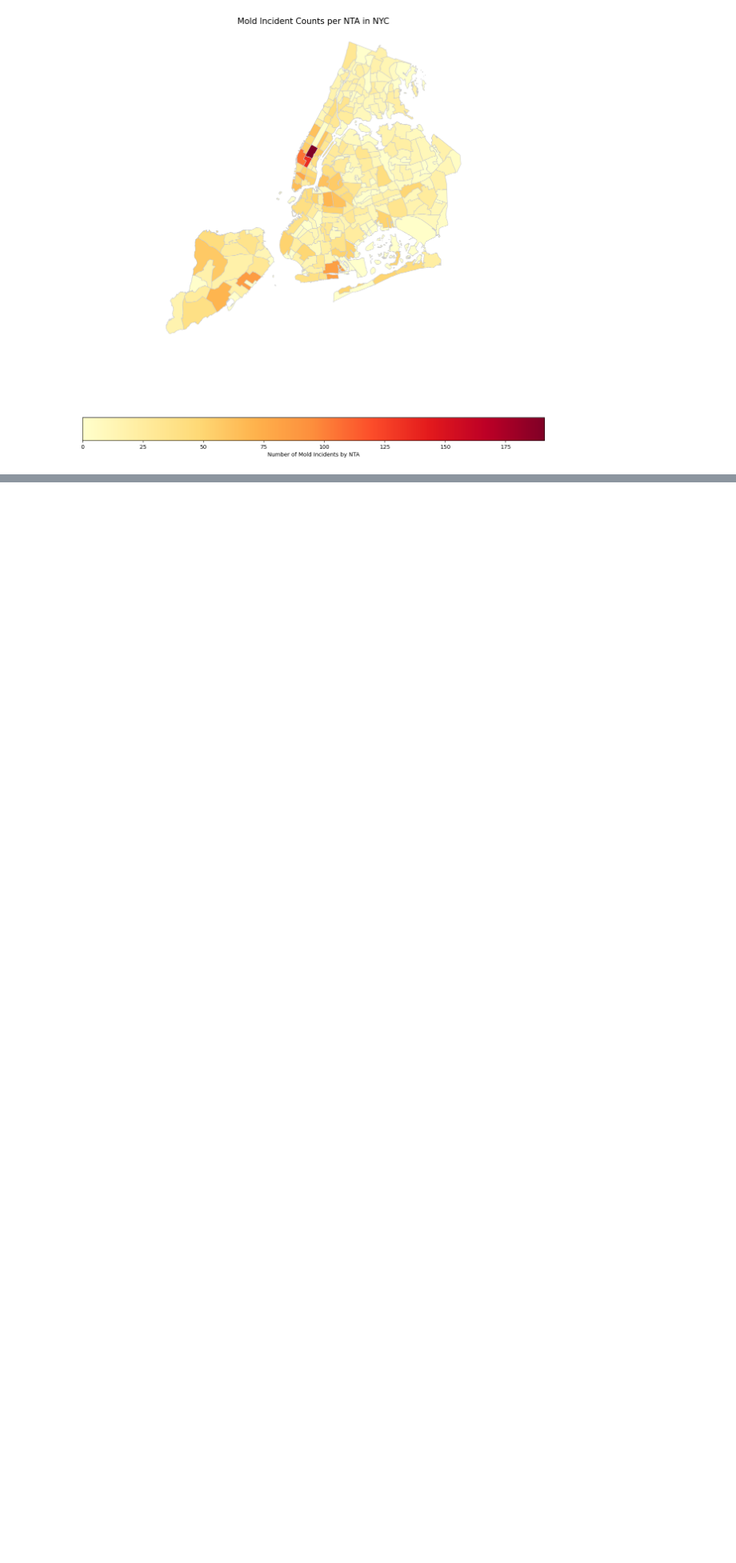
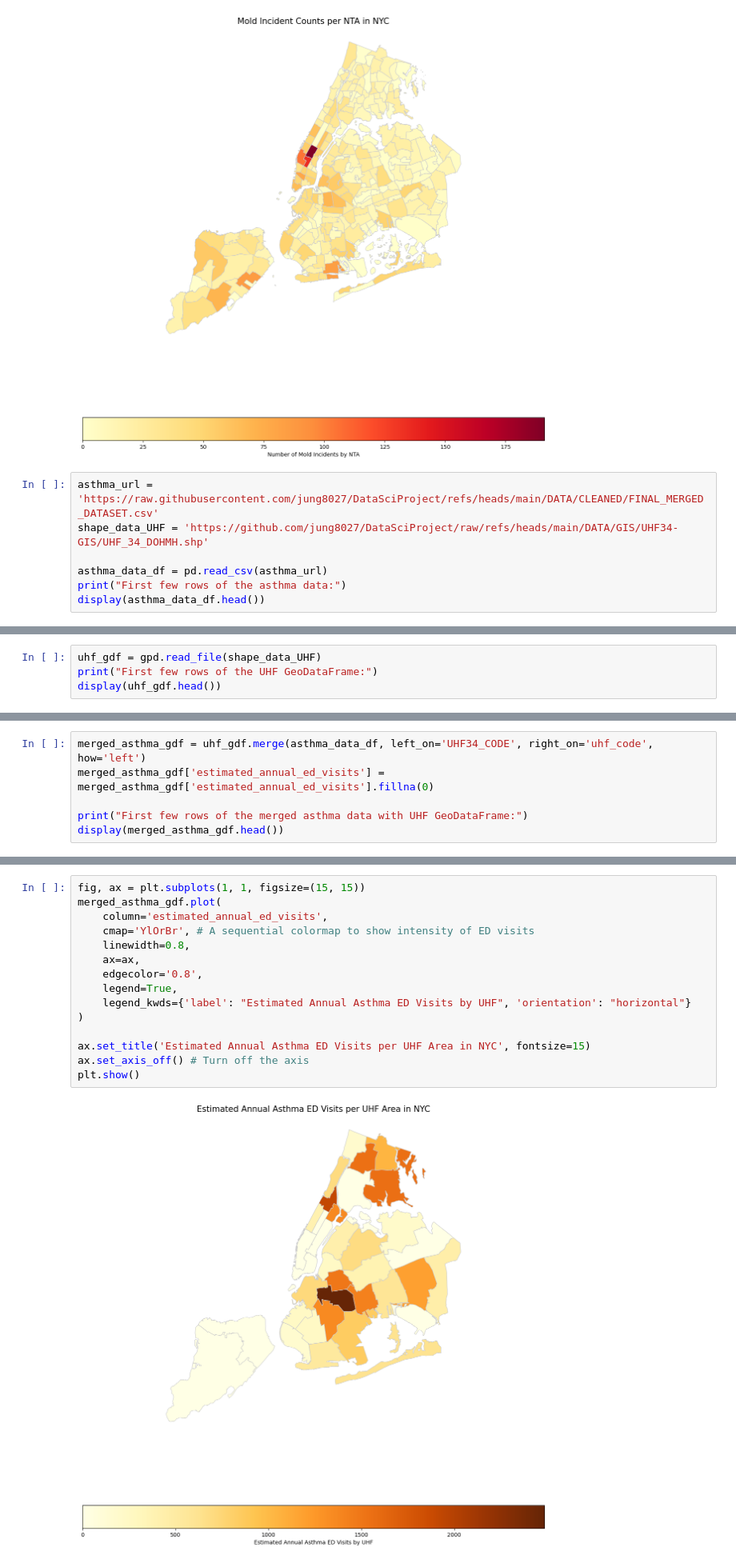
Before and after one commit to jung8027/DataSciProject, a Jupyter notebook: Data_Visualizations.ipynb, the cells around one changed output, grey strips where cells are left out. Shown at 80% size. Drawn from its saved outputs; the diff is of its cells as text; blank space fills up the shorter version.

```diff
--- a/Data_Visualizations.ipynb
+++ b/Data_Visualizations.ipynb
@@ -254,3 +254,10 @@ ax.set_axis_off() # Turn off the axis
 plt.show()
 # %% [output]
 [figure]
+# %%
+asthma_url = 'https://raw.githubusercontent.com/jung8027/DataSciProject/refs/heads/main/DATA/CLEANED/FINAL_MERGED_DATASET.csv'
+shape_data_UHF = 'https://github.com/jung8027/DataSciProject/raw/refs/heads/main/DATA/GIS/UHF34-GIS/UHF_34_DOHMH.shp'
+
+asthma_data_df = pd.read_csv(asthma_url)
+print("First few rows of the asthma data:")
+display(asthma_data_df.head())
@@ -256,0 +273,4 @@ plt.show()
+# %%
+uhf_gdf = gpd.read_file(shape_data_UHF)
+print("First few rows of the UHF GeoDataFrame:")
+display(uhf_gdf.head())
@@ -256,0 +285,6 @@ plt.show()
+# %%
+merged_asthma_gdf = uhf_gdf.merge(asthma_data_df, left_on='UHF34_CODE', right_on='uhf_code', how='left')
+merged_asthma_gdf['estimated_annual_ed_visits'] = merged_asthma_gdf['estimated_annual_ed_visits'].fillna(0)
+
+print("First few rows of the merged asthma data with UHF GeoDataFrame:")
+display(merged_asthma_gdf.head())
@@ -256,0 +300,17 @@ plt.show()
+# %%
+fig, ax = plt.subplots(1, 1, figsize=(15, 15))
+merged_asthma_gdf.plot(
+    column='estimated_annual_ed_visits',
+    cmap='YlOrBr', # A sequential colormap to show intensity of ED visits
+    linewidth=0.8,
+    ax=ax,
+    edgecolor='0.8',
+    legend=True,
+    legend_kwds={'label': "Estimated Annual Asthma ED Visits by UHF", 'orientation': "horizontal"}
+)
+
+ax.set_title('Estimated Annual Asthma ED Visits per UHF Area in NYC', fontsize=15)
+ax.set_axis_off() # Turn off the axis
+plt.show()
+# %% [output]
+[figure, added]
```
Also changed, not shown: parts of 4 cells of this notebook, 1 other file.
